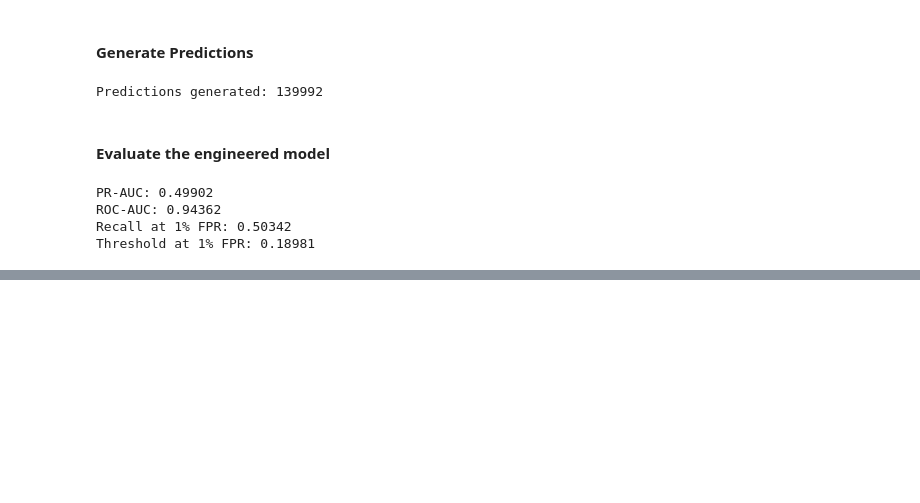
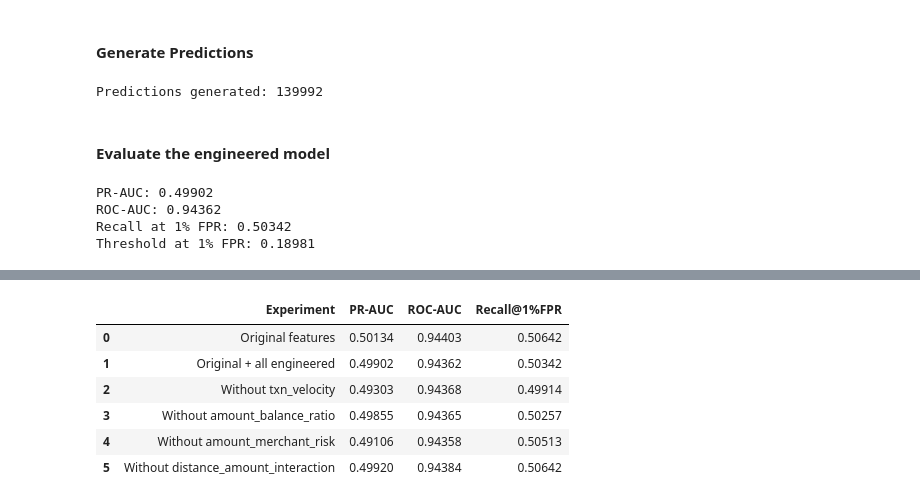
Before and after one commit to Percy5598/fraud-detection-2026, a Jupyter notebook: notebooks/03_feature_engineering.ipynb, the cells around one changed output, grey strips where cells are left out. Cells and saved outputs as stored; diff of their text form; code cells hidden in the pictures; blank space fills up the shorter version.

```diff
--- a/notebooks/03_feature_engineering.ipynb
+++ b/notebooks/03_feature_engineering.ipynb
@@ -224,0 +265,7 @@ Threshold at 1% FPR: 0.18981
+# %%
+engineered_features = [
+    "txn_velocity",
+    "amount_balance_ratio",
+    "amount_merchant_risk",
+    "distance_amount_interaction"
+]
@@ -224,0 +325,42 @@ Threshold at 1% FPR: 0.18981
+# %%
+baseline_features = X.columns.tolist()
+
+experiments = {
+    "Original features": baseline_features,
+    "Original + all engineered": baseline_features + engineered_features,
+    "Without txn_velocity": baseline_features + [
+        f for f in engineered_features if f != "txn_velocity"
+    ],
+    "Without amount_balance_ratio": baseline_features + [
+        f for f in engineered_features if f != "amount_balance_ratio"
+    ],
+    "Without amount_merchant_risk": baseline_features + [
+        f for f in engineered_features if f != "amount_merchant_risk"
+    ],
+    "Without distance_amount_interaction": baseline_features + [
+        f for f in engineered_features if f != "distance_amount_interaction"
+    ]
+}
+
+ablation_results = []
+
+for name, features in experiments.items():
+
+    metrics = evaluate_feature_set(features)
+
+    ablation_results.append({
+        "Experiment": name,
+        **metrics
+    })
+
+ablation_df = pd.DataFrame(ablation_results)
+
+display(ablation_df.round(5))
+# %% [output]
+|  | Experiment | PR-AUC | ROC-AUC | Recall@1%FPR |
+| 0 | Original features | 0.50134 | 0.94403 | 0.50642 |
+| 1 | Original + all engineered | 0.49902 | 0.94362 | 0.50342 |
+| 2 | Without txn_velocity | 0.49303 | 0.94368 | 0.49914 |
+| 3 | Without amount_balance_ratio | 0.49855 | 0.94365 | 0.50257 |
+| 4 | Without amount_merchant_risk | 0.49106 | 0.94358 | 0.50513 |
+| 5 | Without distance_amount_interaction | 0.49920 | 0.94384 | 0.50642 |
```
Also changed, not shown: parts of 5 cells of this notebook.
